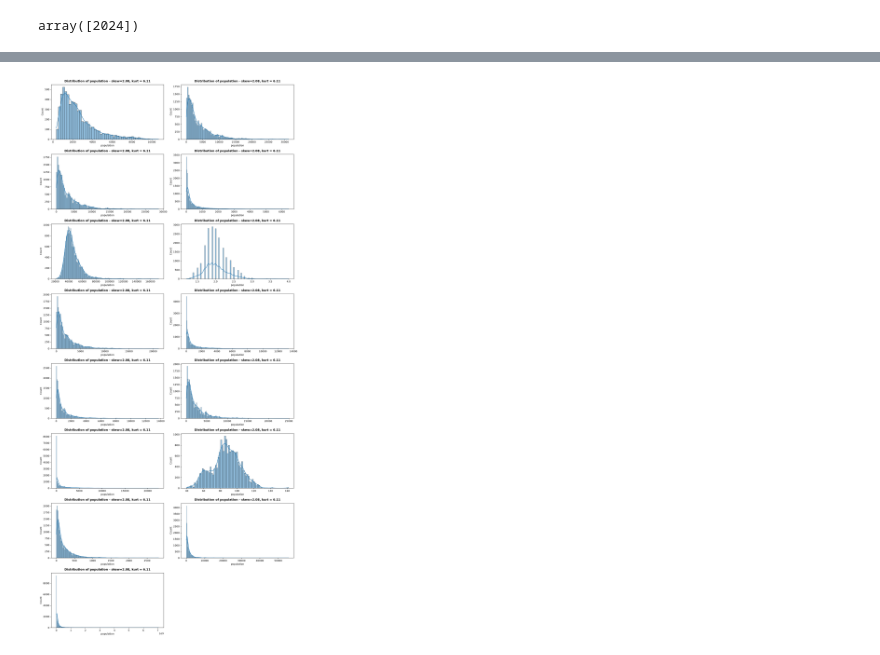
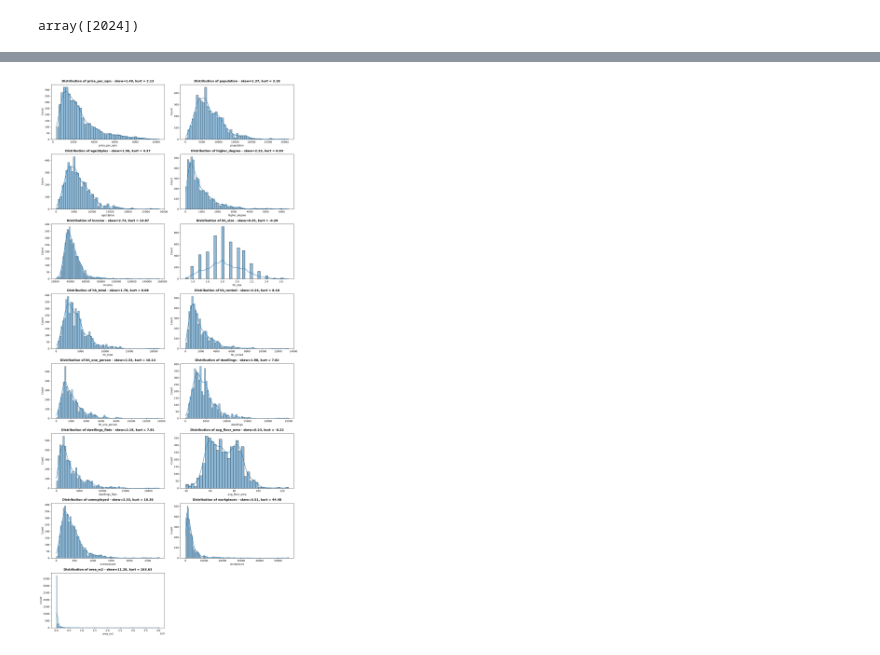
Before and after one commit to Amila-codes/housing-affordability-fi, a Jupyter notebook: notebooks/Capstone.ipynb, the cells around one changed output, grey strips where cells are left out. Cells and saved outputs as stored; diff of their text form; code cells hidden in the pictures.

```diff
--- a/notebooks/Capstone.ipynb
+++ b/notebooks/Capstone.ipynb
@@ -473,13 +479,19 @@ zero_summary.sort_values('0_percentage', ascending=False)
 # %% [markdown]
 ### Visualize num_cols distribution
 # %%
+numerical_cols = ['price_per_sqm',
+       'n_sales', 'population', 'age18plus', 'higher_degree', 'income',
+       'hh_size', 'hh_total', 'hh_rented', 'hh_one_person', 'dwellings',
+       'dwellings_flats', 'avg_floor_area', 'unemployed', 'workplaces',
+       'area_m2']
+
 # Numeric columns
 n_cols = 2
 n_rows = 8
 
 plt.figure(figsize=(15, 4 * n_rows))
 
-for i, num_col in enumerate(num_cols, 1):
+for i, num_col in enumerate(numerical_cols, 1):
     plt.subplot(n_rows, n_cols, i)
     sns.histplot(data=df_merged, x=num_col, kde=True)
     plt.title(f'Distribution of {num_col} - skew={df_merged[num_col].skew():.2f}, kurt = {df_merged[num_col].kurt():.2f}' , pad=10, fontweight="bold")
@@ -916,36 +966,18 @@ array([2024])
 # %%
-distribution_cols = [
-    "price_per_sqm",
-    "population",
-    "age18plus",
-    "higher_degree",
-    "income",
-    "hh_size",
-    "hh_total",
-    "hh_rented",
-    "hh_one_person",
-    "dwellings",
-    "dwellings_flats",
-    "avg_floor_area",
-    "unemployed",
-    "workplaces",
-    "area_m2"
-]
-
 # Numeric columns
 n_cols = 2
 n_rows = 8
 
 plt.figure(figsize=(15, 4 * n_rows))
 
 for i, d_col in enumerate(distribution_cols, 1):
     plt.subplot(n_rows, n_cols, i)
-    sns.histplot(data=df_merged, x=d_col, kde=True)
-    plt.title(f'Distribution of {num_col} - skew={df_merged[num_col].skew():.2f}, kurt = {df_merged[num_col].kurt():.2f}' , pad=10, fontweight="bold")
-    plt.xlabel(num_col)
+    sns.histplot(data=train_data, x=d_col, kde=True)
+    plt.title(f'Distribution of {d_col} - skew={train_data[d_col].skew():.2f}, kurt = {train_data[d_col].kurt():.2f}' , pad=10, fontweight="bold")
+    plt.xlabel(d_col)
     plt.ylabel('Count')
 
 plt.tight_layout()
 plt.show()
 # %% [output]
-[figure, old version]
+[figure, new version]
```
Also changed, not shown: parts of 20 cells of this notebook.
